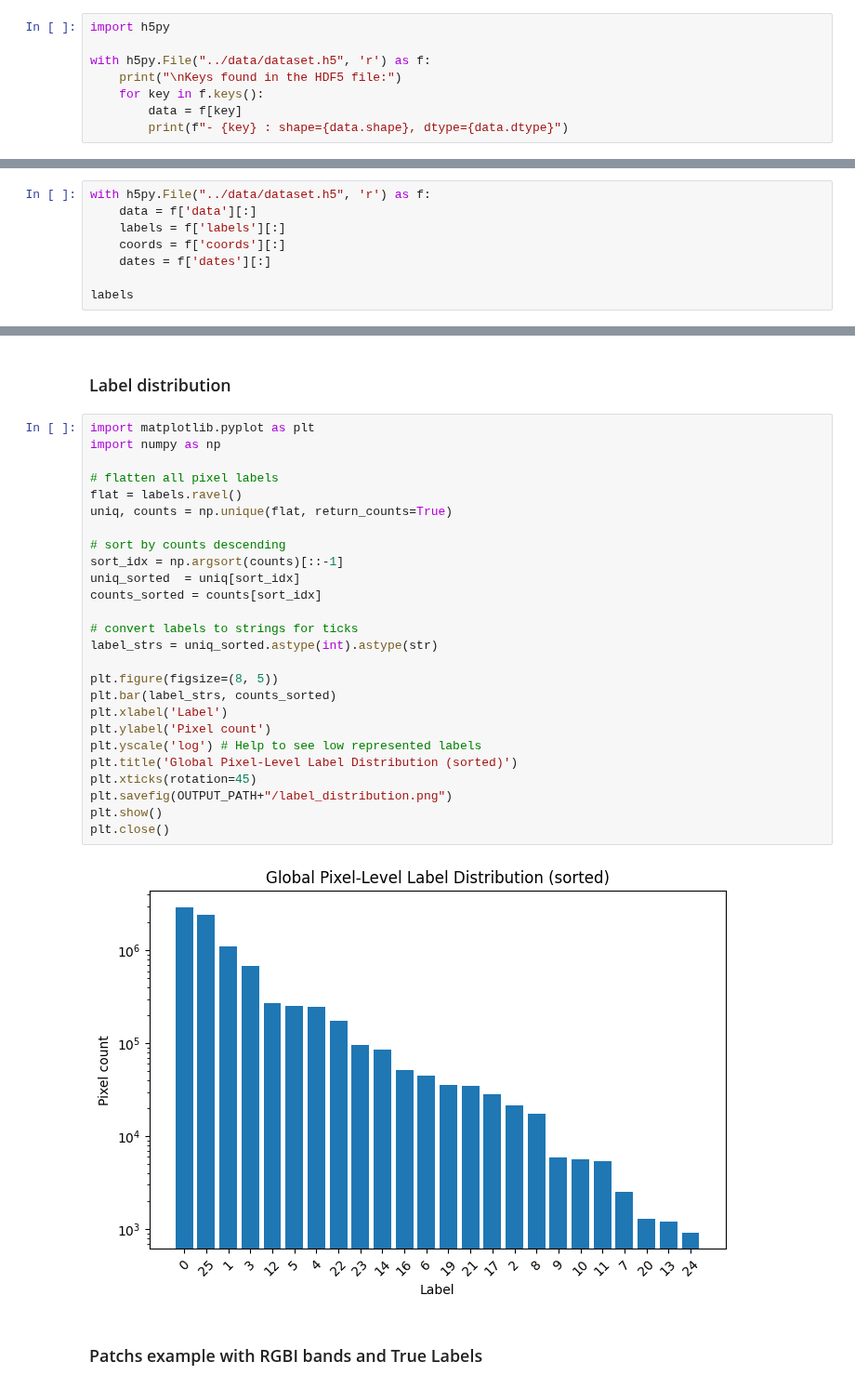
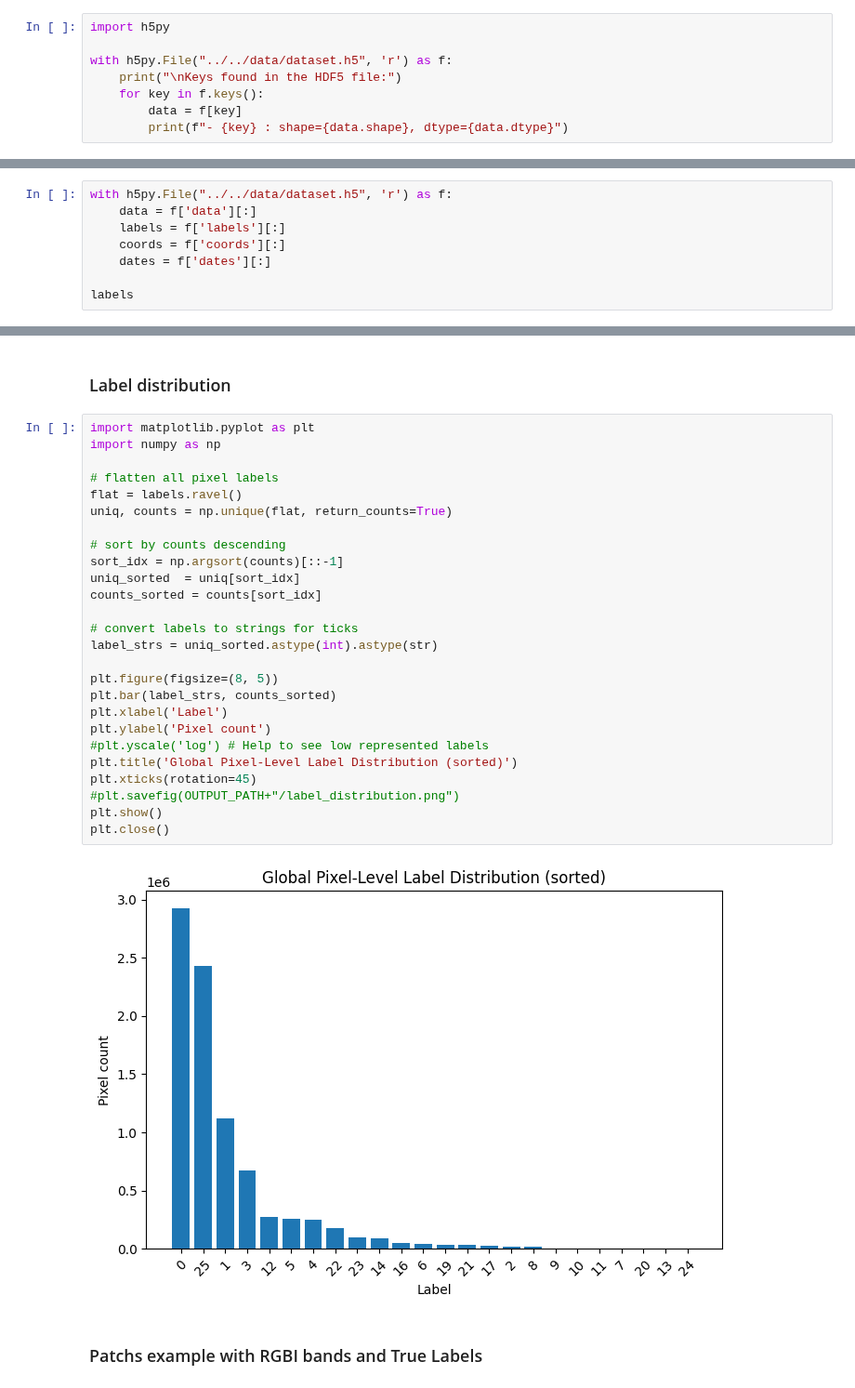
Before and after one commit to giovannisetaro/DSWProject_CropIdentification, a Jupyter notebook: manual_jobs/Dataset_visualisation.ipynb, the cells around one changed output, grey strips where cells are left out. Shown at 93% size. Cells and saved outputs as stored; diff of their text form.

Commit message:
plot stats about dataset

```diff
--- a/manual_jobs/Dataset_visualisation.ipynb
+++ b/manual_jobs/Dataset_visualisation.ipynb
@@ -12,7 +12,7 @@ os.makedirs(OUTPUT_PATH, exist_ok=True)
 # %%
 import h5py
 
-with h5py.File("../data/dataset.h5", 'r') as f:
+with h5py.File("../../data/dataset.h5", 'r') as f:
     print("\nKeys found in the HDF5 file:")
     for key in f.keys():
         data = f[key]
@@ -28,7 +28,7 @@ Keys found in the HDF5 file:
 # %% [markdown]
 ### Load useful keys for visualisation computation
 # %%
-with h5py.File("../data/dataset.h5", 'r') as f:
+with h5py.File("../../data/dataset.h5", 'r') as f:
     data = f['data'][:]
     labels = f['labels'][:]
     coords = f['coords'][:]
@@ -60,31 +60,31 @@ array([[[ 0.,  0.,  0., ...,  0.,  0.,  0.],
 # %%
 import matplotlib.pyplot as plt
 import numpy as np
 
 # flatten all pixel labels
 flat = labels.ravel()
 uniq, counts = np.unique(flat, return_counts=True)
 
 # sort by counts descending
 sort_idx = np.argsort(counts)[::-1]
 uniq_sorted  = uniq[sort_idx]
 counts_sorted = counts[sort_idx]
 
 # convert labels to strings for ticks
 label_strs = uniq_sorted.astype(int).astype(str)
 
 plt.figure(figsize=(8, 5))
 plt.bar(label_strs, counts_sorted)
 plt.xlabel('Label')
 plt.ylabel('Pixel count')
-plt.yscale('log') # Help to see low represented labels
+#plt.yscale('log') # Help to see low represented labels
 plt.title('Global Pixel-Level Label Distribution (sorted)')
 plt.xticks(rotation=45)
-plt.savefig(OUTPUT_PATH+"/label_distribution.png")
+#plt.savefig(OUTPUT_PATH+"/label_distribution.png")
 plt.show()
 plt.close()
 # %% [output]
-[figure, old version]
+[figure, new version]
 # %% [markdown]
 ### Patchs example with RGBI bands and True Labels
 # %%
```
Also changed, not shown: parts of 2 cells of this notebook.
